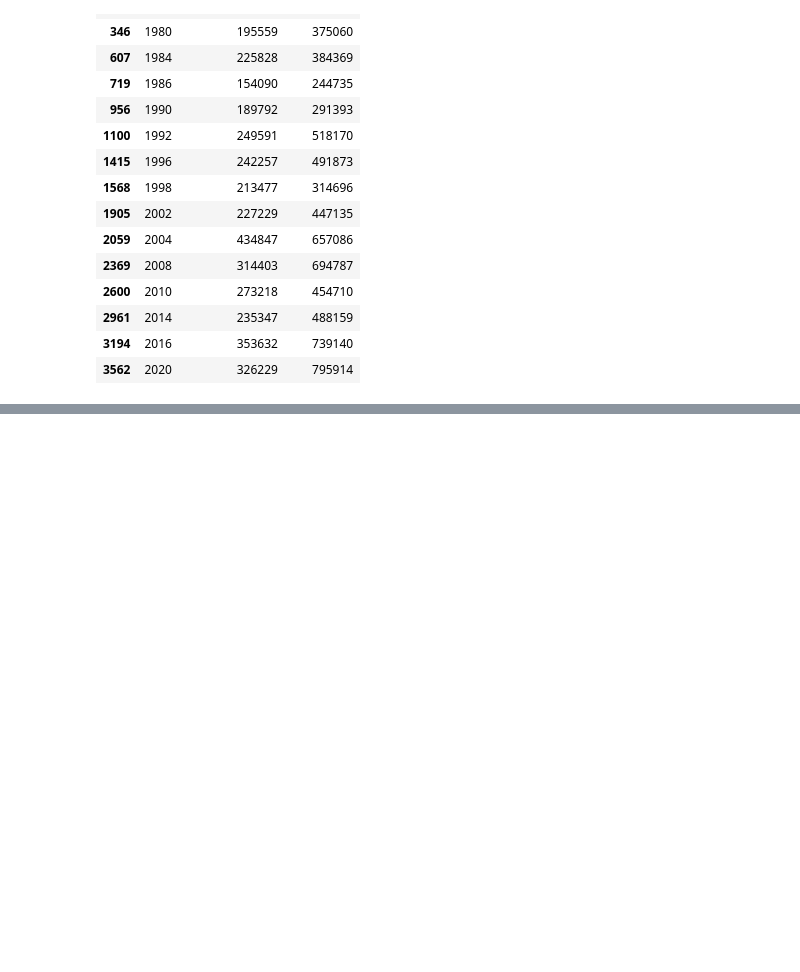
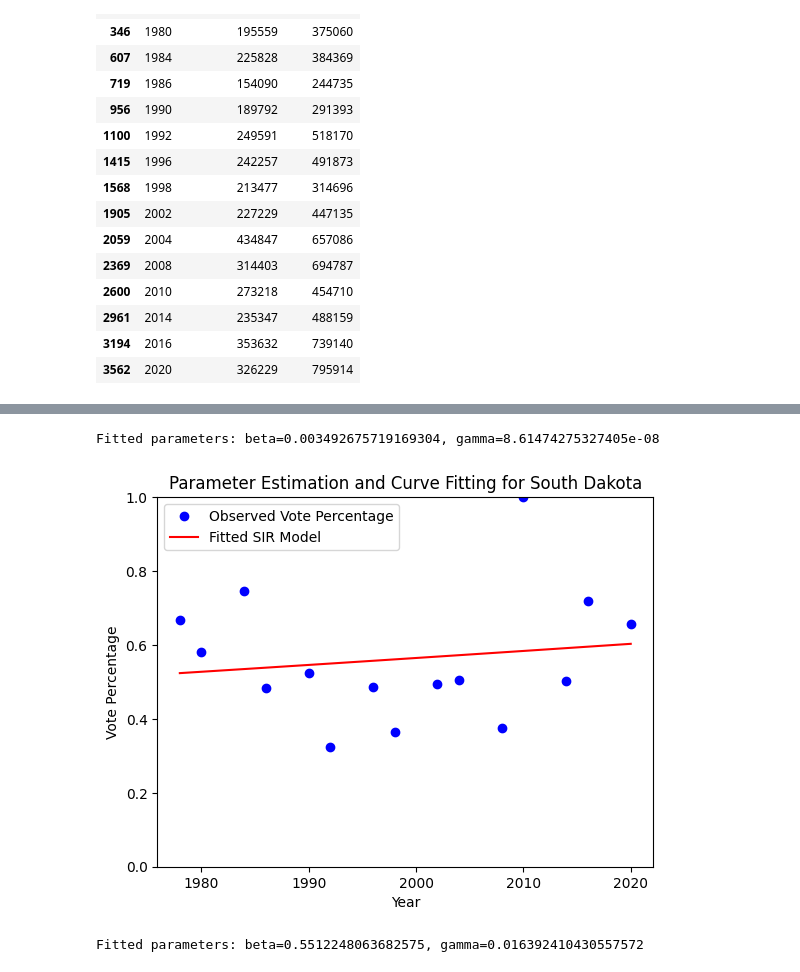
Before and after one commit to alanroyce20102003/bt5240, a Jupyter notebook: main.ipynb, the cells around one changed output, grey strips where cells are left out. Drawn from its saved outputs; the diff is of its cells as text; code cells hidden in the pictures; blank space fills up the shorter version.

```diff
--- a/main.ipynb
+++ b/main.ipynb
@@ -121,0 +137,43 @@ plt.show()
+# %%
+year = df_dict[('SOUTH DAKOTA', 'REPUBLICAN')]['year'].values
+votes = df_dict[('SOUTH DAKOTA', 'REPUBLICAN')]['candidatevotes'].values
+total_votes = df_dict[('SOUTH DAKOTA', 'REPUBLICAN')]['totalvotes'].values
+vote_percentage = votes / total_votes
+I0 = vote_percentage[0]
+S0 = 1 - I0
+R0 = 0
+
+# fit the curve provided initial guess. 0.1 each | Gives local optimum
+# params, covariance = curve_fit(fit_sir_model, year, vote_percentage, p0=[0.1, 0.1, S0, I0, R0], bounds=(0, [1, 1, 1, 1, 1]))
+# beta, gamma = params[:2]
+test_fit = (fit_sir_model(year, *params))
+print(f"Fitted parameters: beta={beta}, gamma={gamma}")
+# %% [output]
+Fitted parameters: beta=0.003492675719169304, gamma=8.61474275327405e-08
+# %%
+plt.plot(year, vote_percentage, 'bo', label='Observed Vote Percentage')
+plt.plot(year, test_fit, 'r-', label='Fitted SIR Model')
+plt.xlabel('Year')
+plt.ylabel('Vote Percentage')
+plt.ylim(0, 1)
+plt.legend()
+plt.title('Parameter Estimation and Curve Fitting for South Dakota')
+plt.show()
+# %% [output]
+[figure, added]
+# %%
+year = df_dict[('OREGON', 'REPUBLICAN')]['year'].values
+votes = df_dict[('OREGON', 'REPUBLICAN')]['candidatevotes'].values
+total_votes = df_dict[('OREGON', 'REPUBLICAN')]['totalvotes'].values
+vote_percentage = votes / total_votes
+I0 = vote_percentage[0]
+S0 = 1 - I0
+R0 = 0
+
+# fit the curve provided initial guess. 0.1 each | Gives local optimum
+params, covariance = curve_fit(fit_sir_model, year, vote_percentage, p0=[0.1, 0.1, S0, I0, R0], bounds=(0, [1, 1, 1, 1, 1]))
+beta, gamma = params[:2]
+test_fit = (fit_sir_model(year, *params))
+print(f"Fitted parameters: beta={beta}, gamma={gamma}")
+# %% [output]
+Fitted parameters: beta=0.5512248063682575, gamma=0.016392410430557572
```
Also changed, not shown: parts of 8 cells of this notebook, 1 other file.
